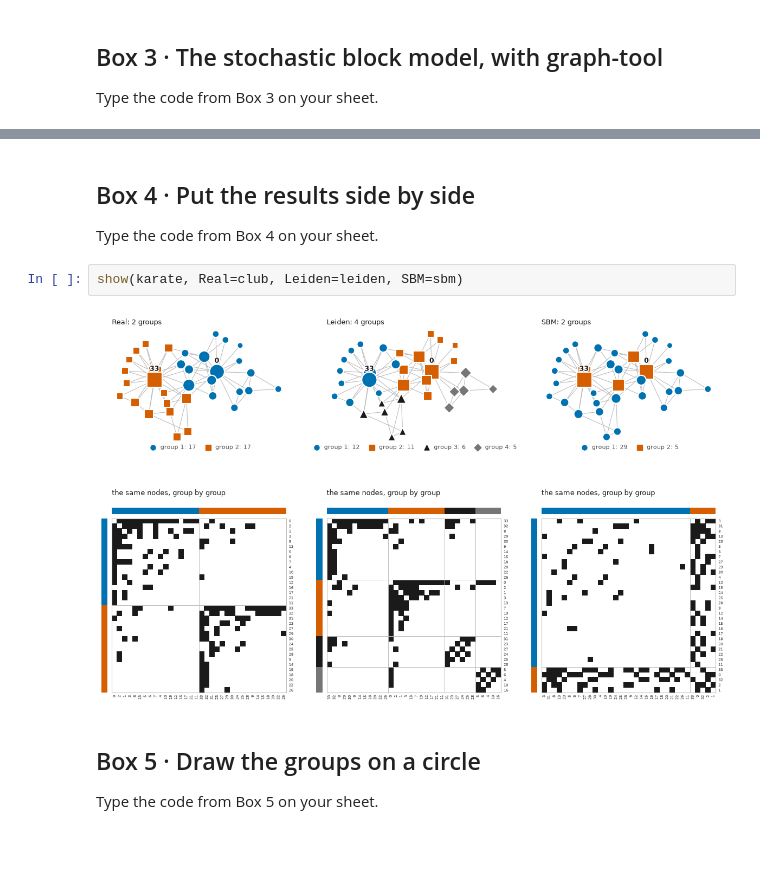
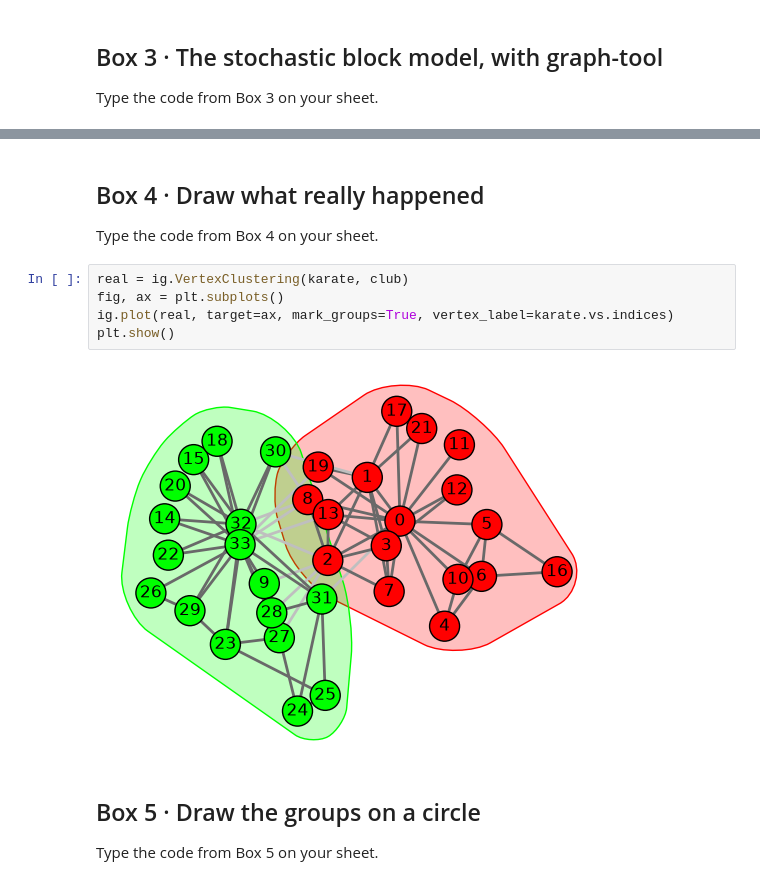
Before and after one commit to skojaku/adv-net-sci, a Jupyter notebook: lecture-note/m05-clustering/code-sheet/colab-lab-solutions.ipynb, the cells around one changed output, grey strips where cells are left out. Drawn from its saved outputs; the diff is of its cells as text; blank space fills up the shorter version.

```diff
--- a/lecture-note/m05-clustering/code-sheet/colab-lab-solutions.ipynb
+++ b/lecture-note/m05-clustering/code-sheet/colab-lab-solutions.ipynb
@@ -293,10 +94,13 @@ print(sbm)
 # %% [markdown]
-## Box 4 · Put the results side by side
+## Box 4 · Draw what really happened
 Type the code from Box 4 on your sheet.
 # %%
-show(karate, Real=club, Leiden=leiden, SBM=sbm)
+real = ig.VertexClustering(karate, club)
+fig, ax = plt.subplots()
+ig.plot(real, target=ax, mark_groups=True, vertex_label=karate.vs.indices)
+plt.show()
 # %% [output]
-[figure, old version]
+[figure, new version]
 # %% [markdown]
 ## Box 5 · Draw the groups on a circle
 Type the code from Box 5 on your sheet.
```
Also changed, not shown: parts of 6 cells of this notebook, 9 other files.
